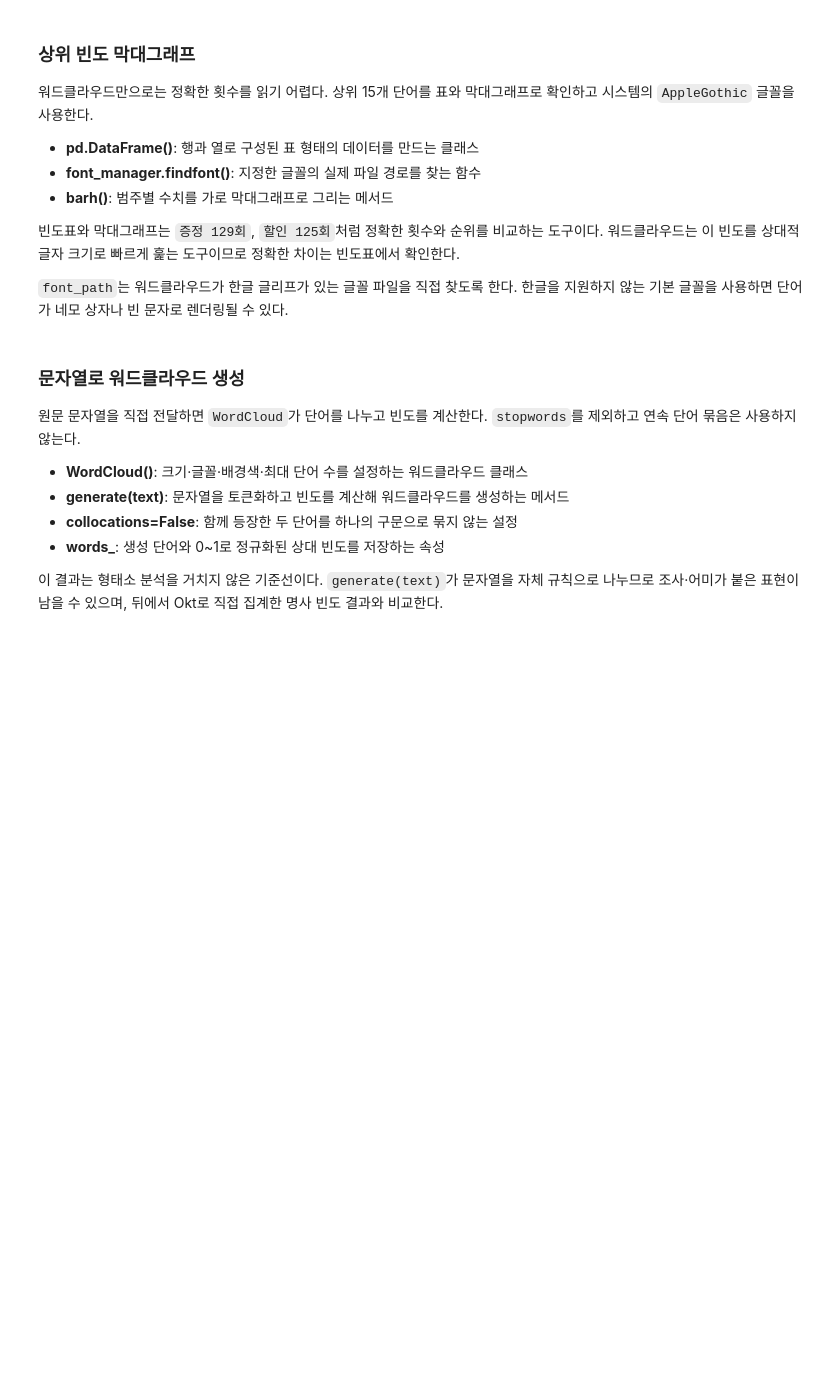
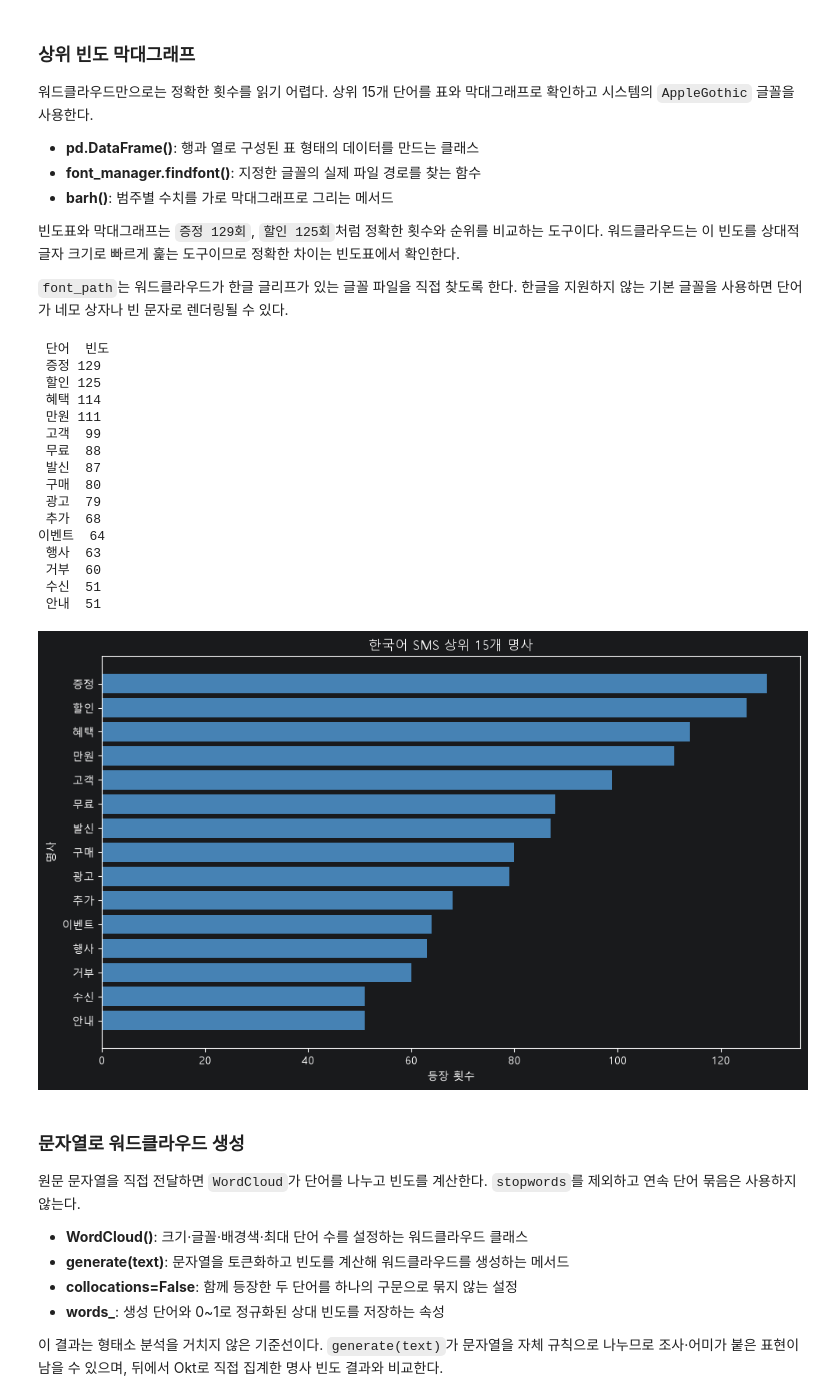
Before and after one commit to dohwa-skn-33/08_nlp, a Jupyter notebook: 02_preprocessing/07_wordcloud.ipynb, the cells around one changed output. Cells and saved outputs as stored; diff of their text form; code cells hidden in the pictures; blank space fills up the shorter version.

```diff
--- a/02_preprocessing/07_wordcloud.ipynb
+++ b/02_preprocessing/07_wordcloud.ipynb
@@ -114,3 +148,21 @@ print("추가한 도메인 불용어:", sorted(domain_stopwords))
 - **most_common(n)**: 빈도순 상위 `n`개의 `(원소, 횟수)`를 반환하는 메서드
 
 이 단계에서 만든 명사 빈도는 다음의 빈도표와 최종 워드클라우드가 공통으로 사용하는 기준이다.
+# %%
+okt = Okt()
+nouns = okt.nouns(cleaned_corpus)
+
+# 두 글자 이상이며 불용어가 아닌 명사만 남긴다.
+filtered_nouns = [
+    noun
+    for noun in nouns
+    if len(noun) > 1 and noun not in stopwords
+]
+
+word_counter = Counter(filtered_nouns)
+word_counts = dict(word_counter.most_common(100))
+
+print("추출된 명사 수:", len(nouns))
+print("필터링 후 명사 수:", len(filtered_nouns))
+print("고유 명사 수:", len(word_counter))
+print("상위 10개:", word_counter.most_common(10))
@@ -127,26 +184,79 @@ print("추가한 도메인 불용어:", sorted(domain_stopwords))
 
 `font_path`는 워드클라우드가 한글 글리프가 있는 글꼴 파일을 직접 찾도록 한다. 한글을 지원하지 않는 기본 글꼴을 사용하면 단어가 네모 상자나 빈 문자로 렌더링될 수 있다.
 # %%
+import platform
+
+import matplotlib.pyplot as plt
+import pandas as pd
+from matplotlib import font_manager
+
 
 top_words_df = pd.DataFrame(
     word_counter.most_common(15),
     columns=["단어", "빈도"],
 )
+
 print(top_words_df.to_string(index=False))
 
-font_path = font_manager.findfont("AppleGothic", fallback_to_default=False)
-font_name = font_manager.FontProperties(fname=font_path).get_name()
+
+system_name = platform.system()
+
+if system_name == "Windows":
+    font_path = "C:/Windows/Fonts/malgun.ttf"
+elif system_name == "Darwin":
+    font_path = font_manager.findfont(
+        "AppleGothic",
+        fallback_to_default=False,
+    )
+else:
+    font_path = font_manager.findfont(
+        "NanumGothic",
+        fallback_to_default=False,
+    )
+
+
+font_name = font_manager.FontProperties(
+    fname=font_path,
+).get_name()
+
 plt.rcParams["font.family"] = font_name
 plt.rcParams["axes.unicode_minus"] = False
 
+
 plot_df = top_words_df.iloc[::-1]
+
 figure, axis = plt.subplots(figsize=(10, 6))
-axis.barh(plot_df["단어"], plot_df["빈도"], color="steelblue")
+
+axis.barh(
+    plot_df["단어"],
+    plot_df["빈도"],
+    color="steelblue",
+)
+
 axis.set_title("한국어 SMS 상위 15개 명사")
 axis.set_xlabel("등장 횟수")
 axis.set_ylabel("명사")
+
 figure.tight_layout()
 plt.show()
+# %% [output]
+ 단어  빈도
+ 증정 129
+ 할인 125
+ 혜택 114
+ 만원 111
+ 고객  99
+ 무료  88
+ 발신  87
+ 구매  80
+ 광고  79
+ 추가  68
+이벤트  64
+ 행사  63
+ 거부  60
+ 수신  51
+ 안내  51
+[figure, added]
 # %% [markdown]
 ### 문자열로 워드클라우드 생성
 
```
Also changed, not shown: parts of 11 cells of this notebook, 2 other files.
